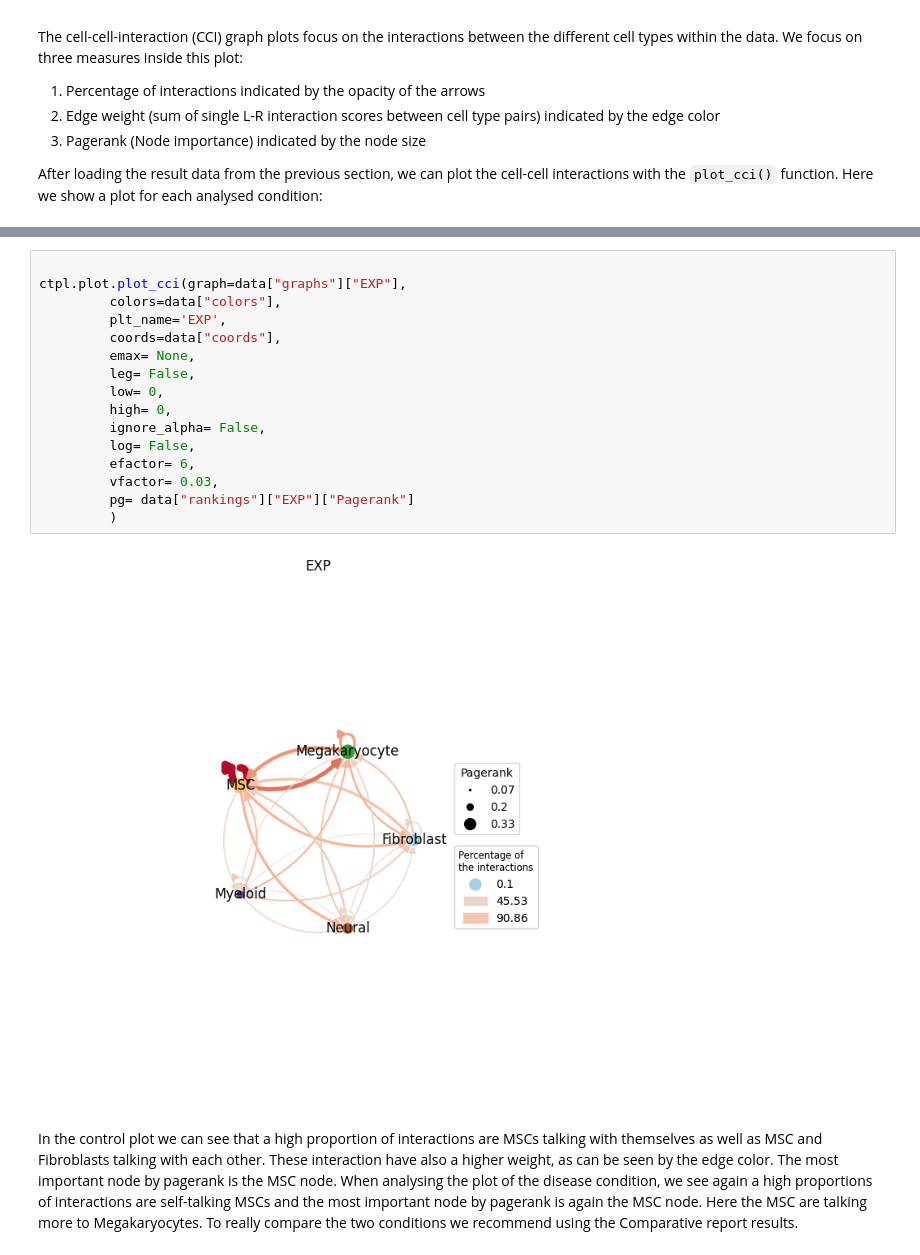
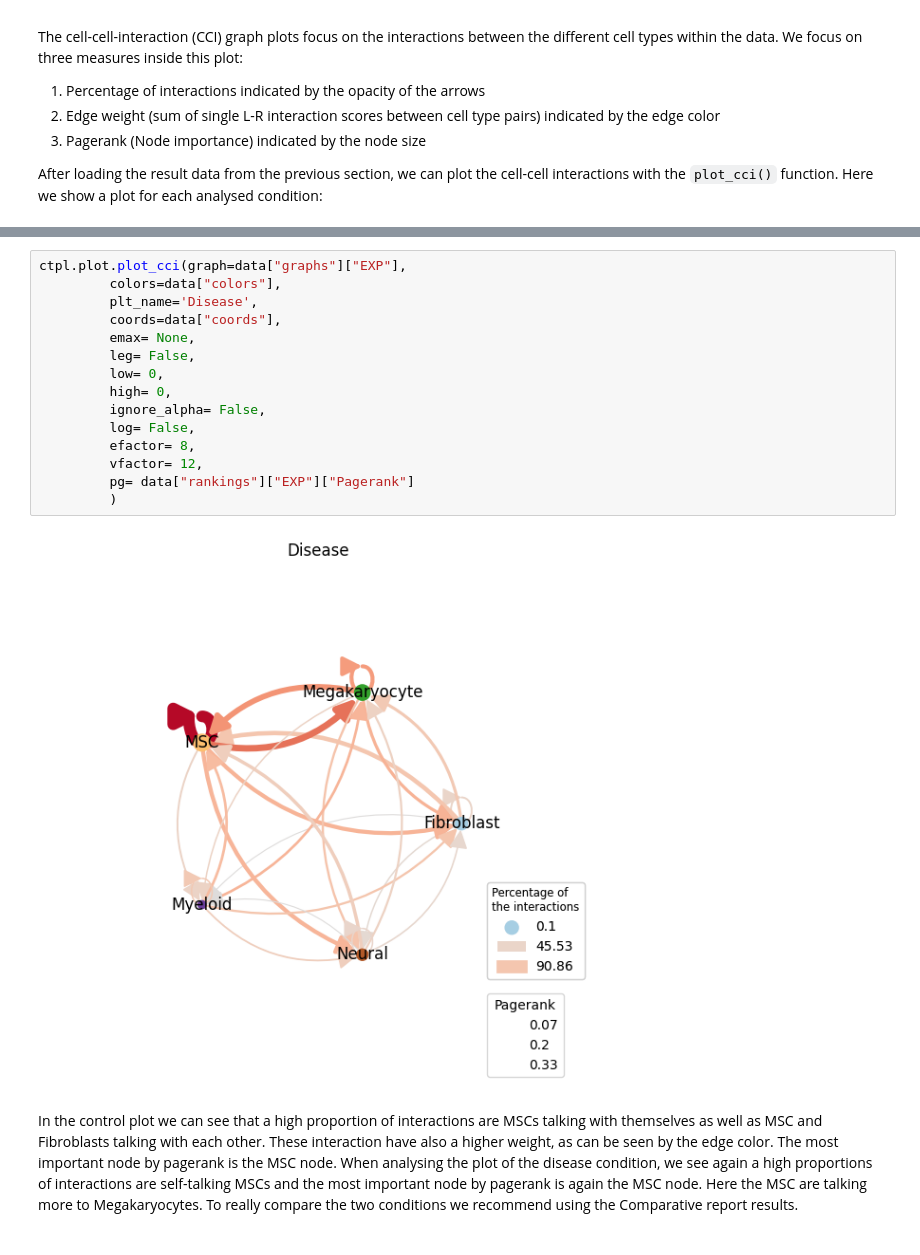
Before and after one commit to CostaLab/pyCrossTalkeR, a Jupyter notebook: docs/source/notebooks/pyCrossTalkeR.ipynb, the cells around one changed output, grey strips where cells are left out. Cells and saved outputs as stored; diff of their text form.

```diff
--- a/docs/source/notebooks/pyCrossTalkeR.ipynb
+++ b/docs/source/notebooks/pyCrossTalkeR.ipynb
@@ -59,20 +78,19 @@ ctpl.plot.plot_cci(graph=data["graphs"]["CTR"],
 # %%
-
 ctpl.plot.plot_cci(graph=data["graphs"]["EXP"],
          colors=data["colors"],
-         plt_name='EXP',
+         plt_name='Disease',
          coords=data["coords"],
          emax= None,
          leg= False,
          low= 0,
          high= 0,
          ignore_alpha= False,
          log= False,
-         efactor= 6,
-         vfactor= 0.03,
+         efactor= 8,
+         vfactor= 12,
          pg= data["rankings"]["EXP"]["Pagerank"]
          )
 # %% [output]
-[figure, old version]
+[figure, new version]
 # %% [markdown]
 In the control plot we can see that a high proportion of interactions are MSCs talking with themselves as well as MSC and Fibroblasts talking with each other. These interaction have also a higher weight, as can be seen by the edge color. The most important node by pagerank is the MSC node. When analysing the plot of the disease condition, we see again a high proportions of interactions are self-talking MSCs and the most important node by pagerank is again the MSC node. Here the MSC are talking more to Megakaryocytes. To really compare the two conditions we recommend using the Comparative report results.
```
Also changed, not shown: parts of 28 cells of this notebook, 16 other files.
